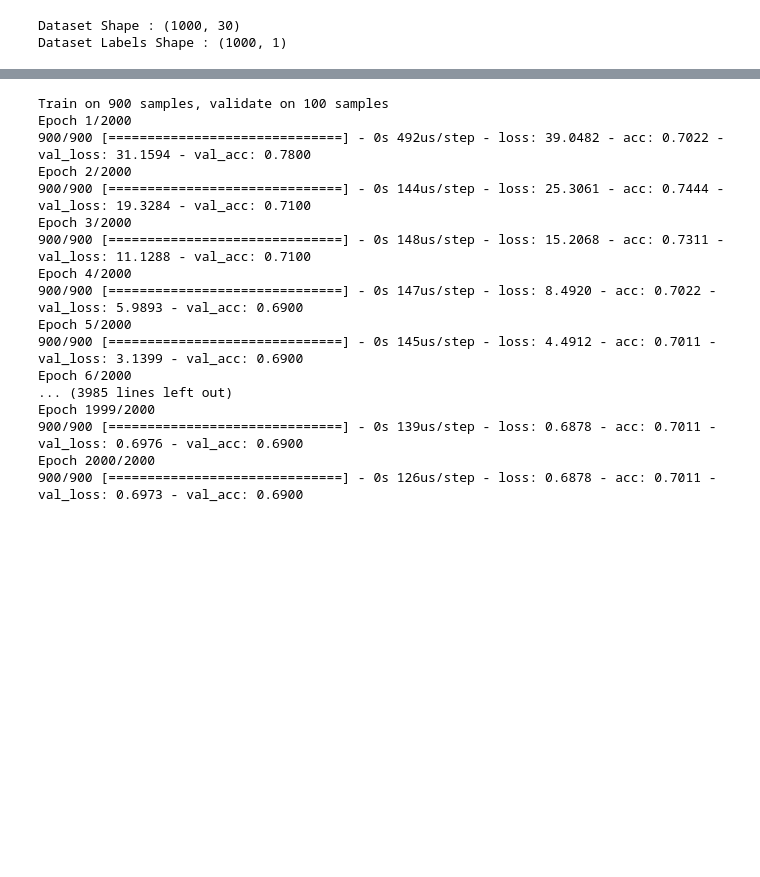
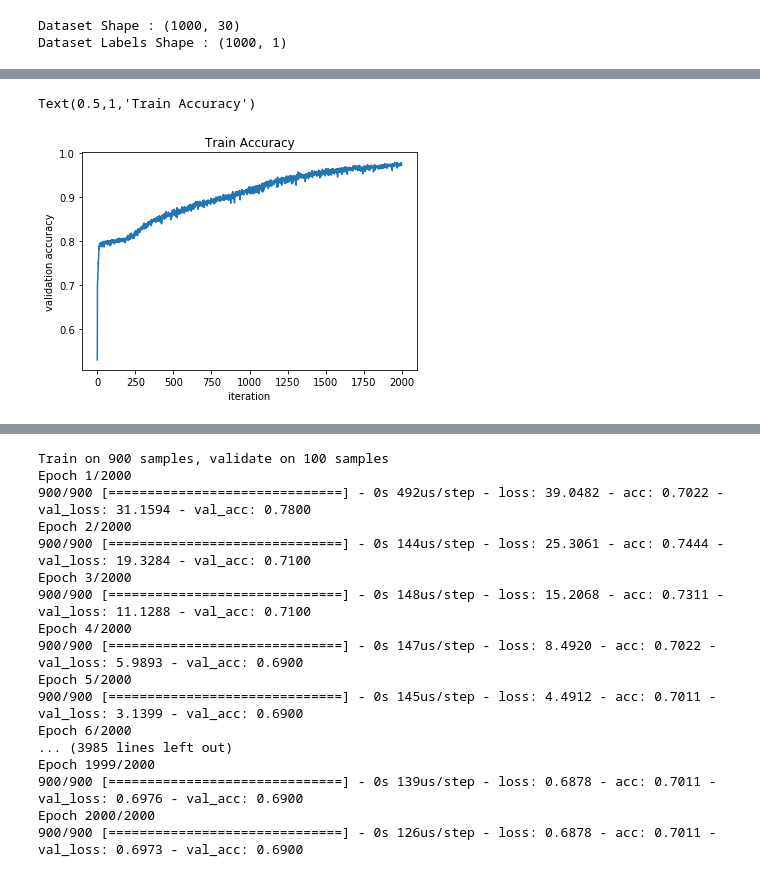
Before and after one commit to erfanMhi/Quantum_Genetic_Algorithm_For_Credit_Scoring_Problem, a Jupyter notebook: Cross Validation.ipynb, the cells around one changed output, grey strips where cells are left out. Cells and saved outputs as stored; diff of their text form; code cells hidden in the pictures; blank space fills up the shorter version.

```diff
--- a/Cross Validation.ipynb
+++ b/Cross Validation.ipynb
@@ -41,0 +82,14 @@ x_train,x_test,y_train,y_test = train_test_split(p_x_data,y_data,test_size=.1)
+# %%
+model = Sequential()
+model.add(Dense(30, input_dim=30, activation='selu', kernel_initializer='glorot_normal'))
+model.add(Dense(1, activation='sigmoid', kernel_initializer='glorot_normal'))
+model.compile(loss='binary_crossentropy',metrics=['accuracy'],optimizer='adam')
+hist = model.fit(x_train,y_train,batch_size=32,epochs=int(2000),validation_data=(x_test,y_test))
+# %%
+plt.plot(range(len(hist.history['acc'])),hist.history['acc'])
+plt.xlabel('iteration')
+plt.ylabel('validation accuracy')
+plt.title('Train Accuracy')
+# %% [output]
+Text(0.5,1,'Train Accuracy')
+[figure, added]
```
Also changed, not shown: parts of 25 cells of this notebook, 1 other file.
